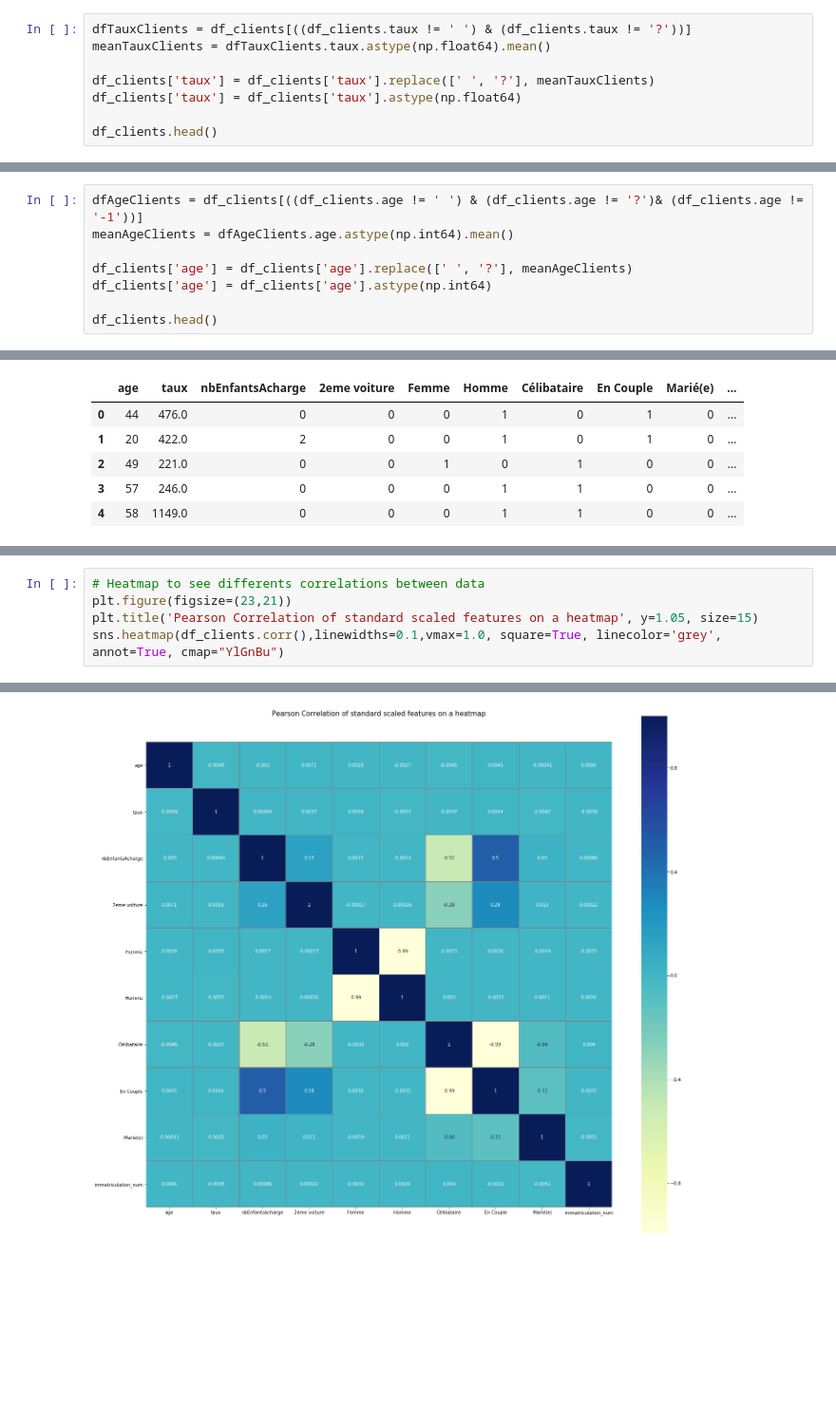
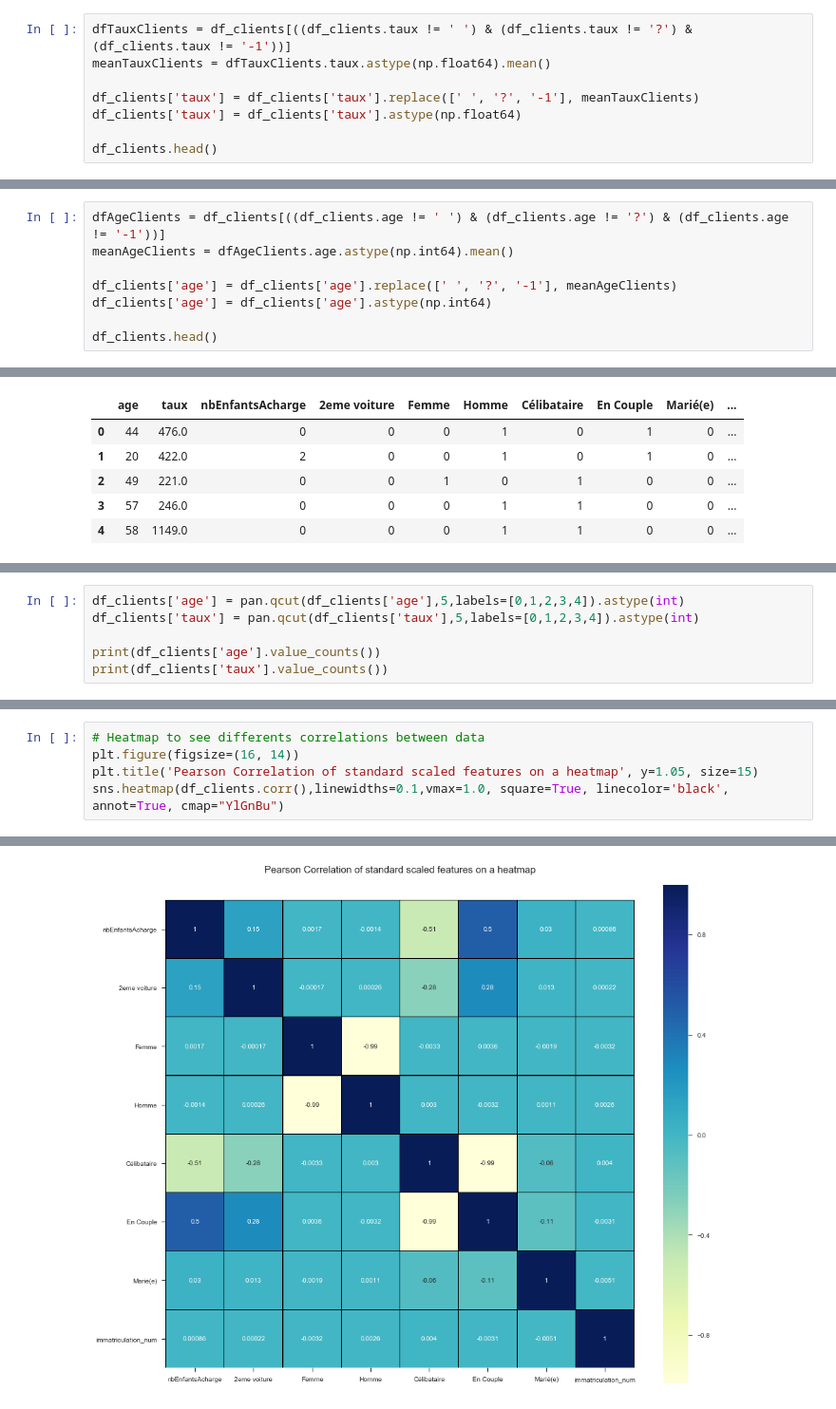
Before and after one commit to nicholas-bn/Data-Analytics-Python, a Jupyter notebook: notebook/Client_EDA.ipynb, the cells around one changed output, grey strips where cells are left out. Shown at 95% size. Cells and saved outputs as stored; diff of their text form; blank space fills up the shorter version.

```diff
--- a/notebook/Client_EDA.ipynb
+++ b/notebook/Client_EDA.ipynb
@@ -120,10 +120,10 @@ def checkIfInt(s):
         print(s)
         return
 # %%
-dfTauxClients = df_clients[((df_clients.taux != ' ') & (df_clients.taux != '?'))]
+dfTauxClients = df_clients[((df_clients.taux != ' ') & (df_clients.taux != '?') & (df_clients.taux != '-1'))]
 meanTauxClients = dfTauxClients.taux.astype(np.float64).mean()
 
-df_clients['taux'] = df_clients['taux'].replace([' ', '?'], meanTauxClients)
+df_clients['taux'] = df_clients['taux'].replace([' ', '?', '-1'], meanTauxClients)
 df_clients['taux'] = df_clients['taux'].astype(np.float64)
 
 df_clients.head()
@@ -135,10 +135,10 @@ df_clients.head()
 | 3 | 57 | 246.0 | 0 | 0 | 3563 LA 55 | 0 | 1 | 1 | ... |
 | 4 | 58 | 1149.0 | 0 | 0 | 6963 AX 34 | 0 | 1 | 1 | ... |
 # %%
-dfAgeClients = df_clients[((df_clients.age != ' ') & (df_clients.age != '?')& (df_clients.age != '-1'))]
+dfAgeClients = df_clients[((df_clients.age != ' ') & (df_clients.age != '?') & (df_clients.age != '-1'))]
 meanAgeClients = dfAgeClients.age.astype(np.int64).mean()
 
-df_clients['age'] = df_clients['age'].replace([' ', '?'], meanAgeClients)
+df_clients['age'] = df_clients['age'].replace([' ', '?', '-1'], meanAgeClients)
 df_clients['age'] = df_clients['age'].astype(np.int64)
 
 df_clients.head()
@@ -169,0 +191,6 @@ df_clients.head(5)
+# %%
+df_clients['age'] = pan.qcut(df_clients['age'],5,labels=[0,1,2,3,4]).astype(int)
+df_clients['taux'] = pan.qcut(df_clients['taux'],5,labels=[0,1,2,3,4]).astype(int)
+
+print(df_clients['age'].value_counts())
+print(df_clients['taux'].value_counts())
@@ -170,11 +210,11 @@ df_clients.head(5)
 # %%
 # Heatmap to see differents correlations between data
-plt.figure(figsize=(23,21))
+plt.figure(figsize=(16, 14))
 plt.title('Pearson Correlation of standard scaled features on a heatmap', y=1.05, size=15)
-sns.heatmap(df_clients.corr(),linewidths=0.1,vmax=1.0, square=True, linecolor='grey', annot=True, cmap="YlGnBu")
+sns.heatmap(df_clients.corr(),linewidths=0.1,vmax=1.0, square=True, linecolor='black', annot=True, cmap="YlGnBu")
 # %% [output]
 <matplotlib.axes._subplots.AxesSubplot at 0x...>
-[figure, old version]
+[figure, new version]
 # %%
 df_clients.dtypes
 # %% [output]
```
Also changed, not shown: parts of 6 cells of this notebook, 1 other file.
